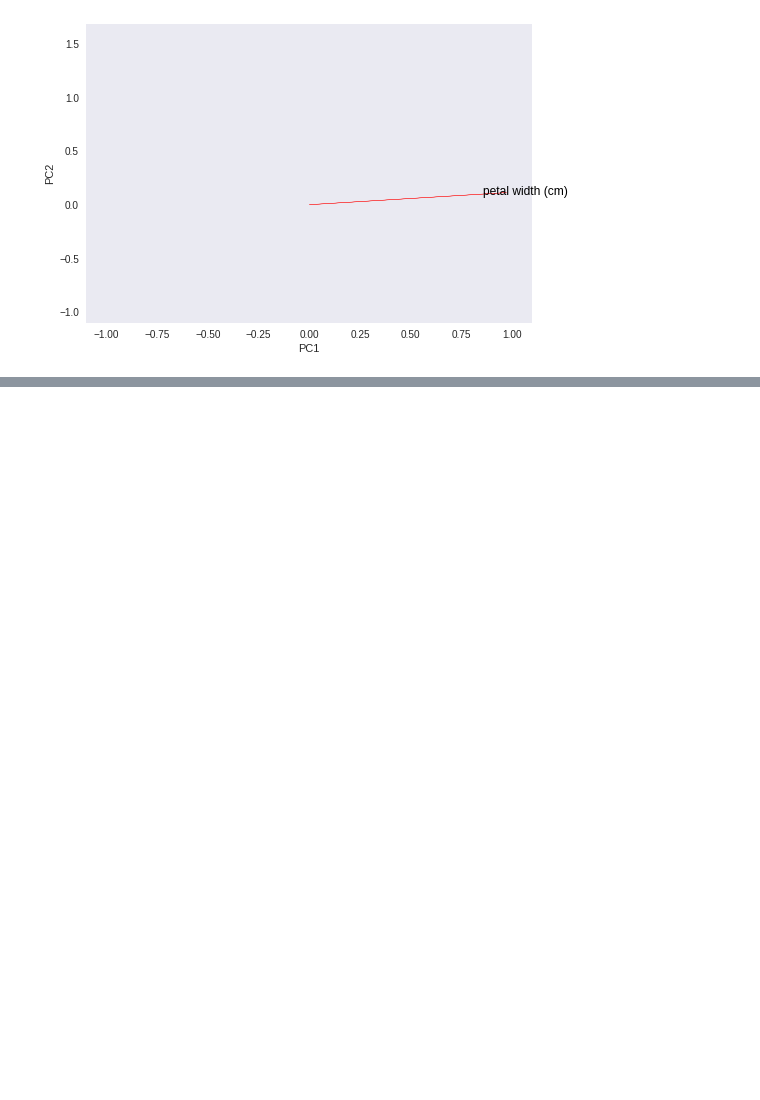
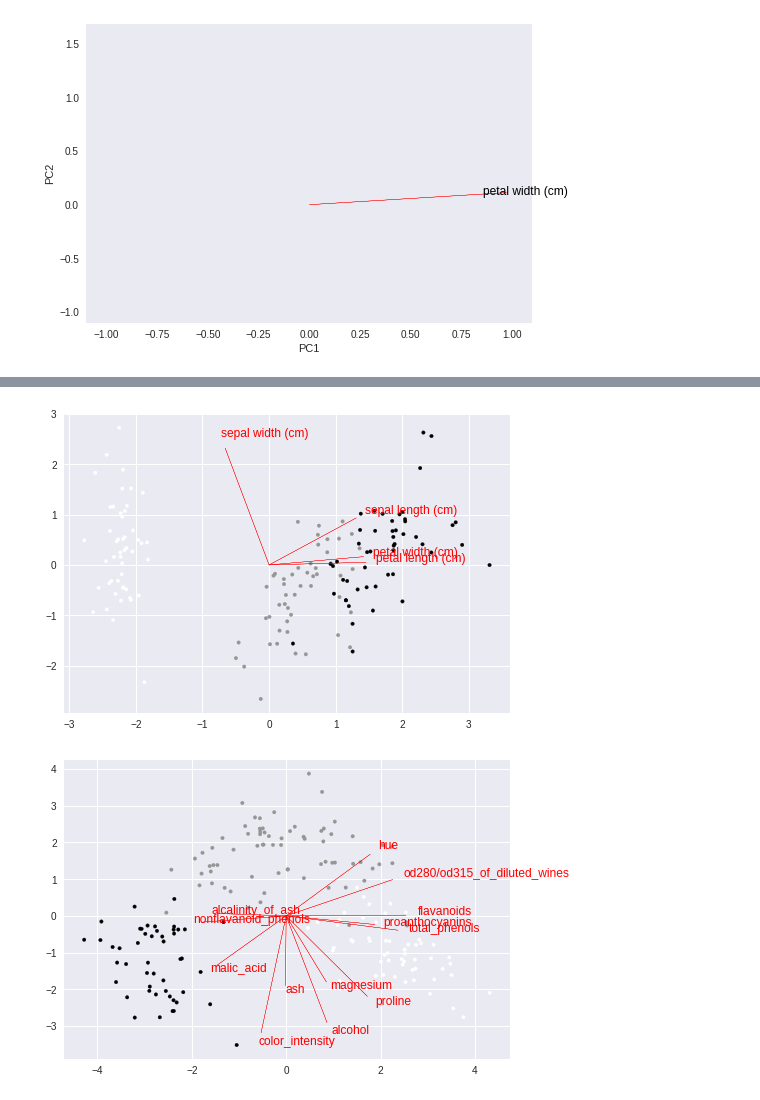
Before and after one commit to kintarou/django-starter, a Jupyter notebook: statistics_by_python.ipynb, the cells around one changed output, grey strips where cells are left out. Cells and saved outputs as stored; diff of their text form; code cells hidden in the pictures; blank space fills up the shorter version.

```diff
--- a/statistics_by_python.ipynb
+++ b/statistics_by_python.ipynb
@@ -200,0 +273,56 @@ biplot(pca.transform(irisdata), fuka, 1,2, labels=irisdata.columns)
+# %%
+from sklearn.datasets import load_iris, load_wine
+from sklearn.preprocessing import StandardScaler
+from sklearn.decomposition import PCA
+
+import matplotlib.pyplot as plt
+
+def byplot(dataset, scale=False, arrow_mul=1, text_mul=1.1):
+    if scale:
+        ss = StandardScaler()
+        X = ss.fit_transform(dataset.data)
+    else:
+        X = dataset.data
+
+    if hasattr(dataset, "feature_names"):
+        feature_names = list(dataset.feature_names)
+    else:
+        feature_names = ["F{0}".format(i)
+                         for i in range(dataset.data.shape[1])]
+
+    pca = PCA(n_components=2)
+    X = pca.fit_transform(X)
+
+    x_data = X[:,0]
+    y_data = X[:,1]
+
+    pc0 = pca.components_[0]
+    pc1 = pca.components_[1]
+
+    plt.figure()
+    plt.scatter(x_data, y_data,
+                c=dataset.target/len(set(dataset.target)),
+                marker=".")
+
+    for i in range(pc0.shape[0]):
+        plt.arrow(0, 0,
+                  pc0[i]*arrow_mul, pc1[i]*arrow_mul,
+                  color='r')
+        plt.text(pc0[i]*arrow_mul*text_mul,
+                 pc1[i]*arrow_mul*text_mul,
+                 feature_names[i],
+                 color='r')
+    plt.show()
+
+def main():
+    iris = load_iris()
+    wine = load_wine()
+
+    byplot(iris, arrow_mul=2.5, scale=True)
+    byplot(wine, arrow_mul=6, scale=True)
+
+if __name__ == "__main__":
+    main()
+# %% [output]
+[figure, added]
+[figure, added]
```
Also changed, not shown: parts of 4 cells of this notebook.
